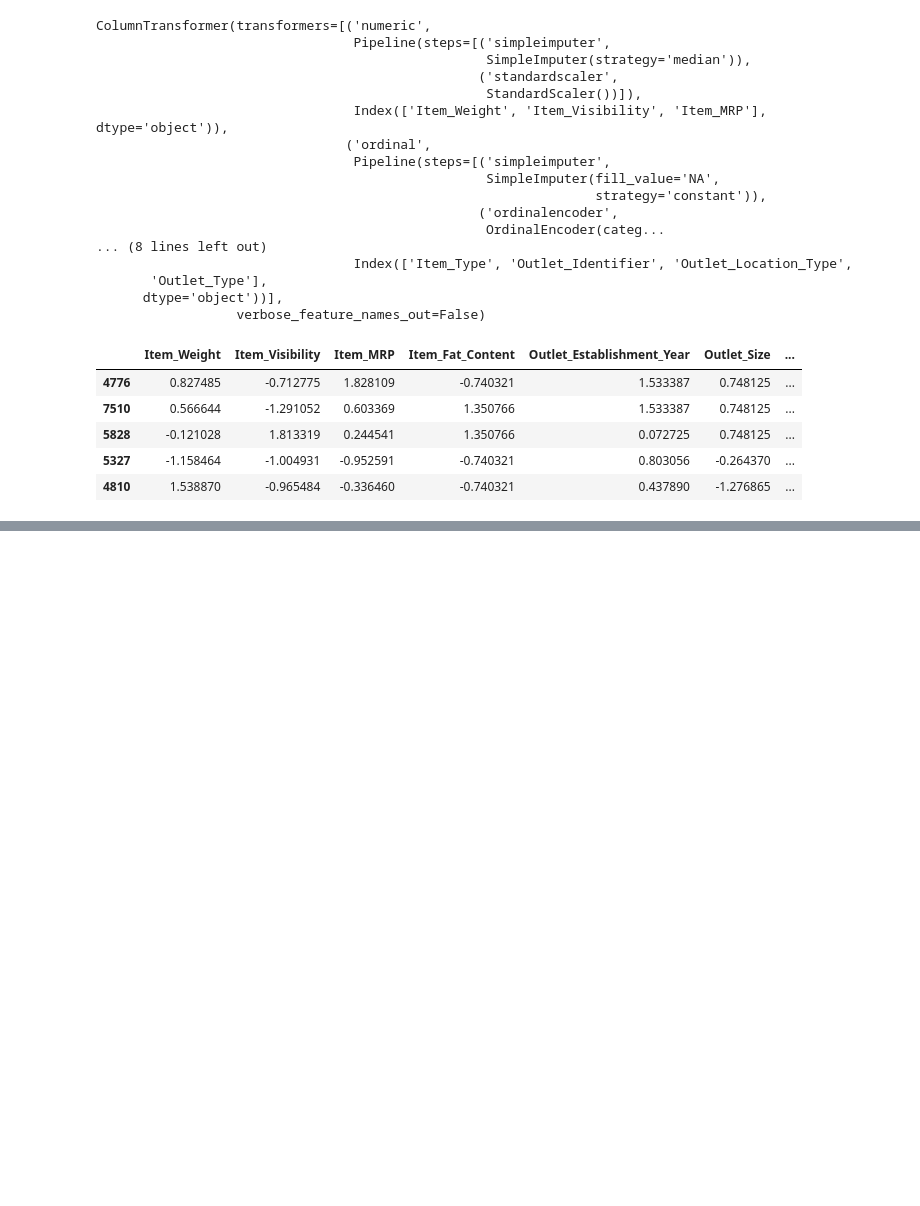
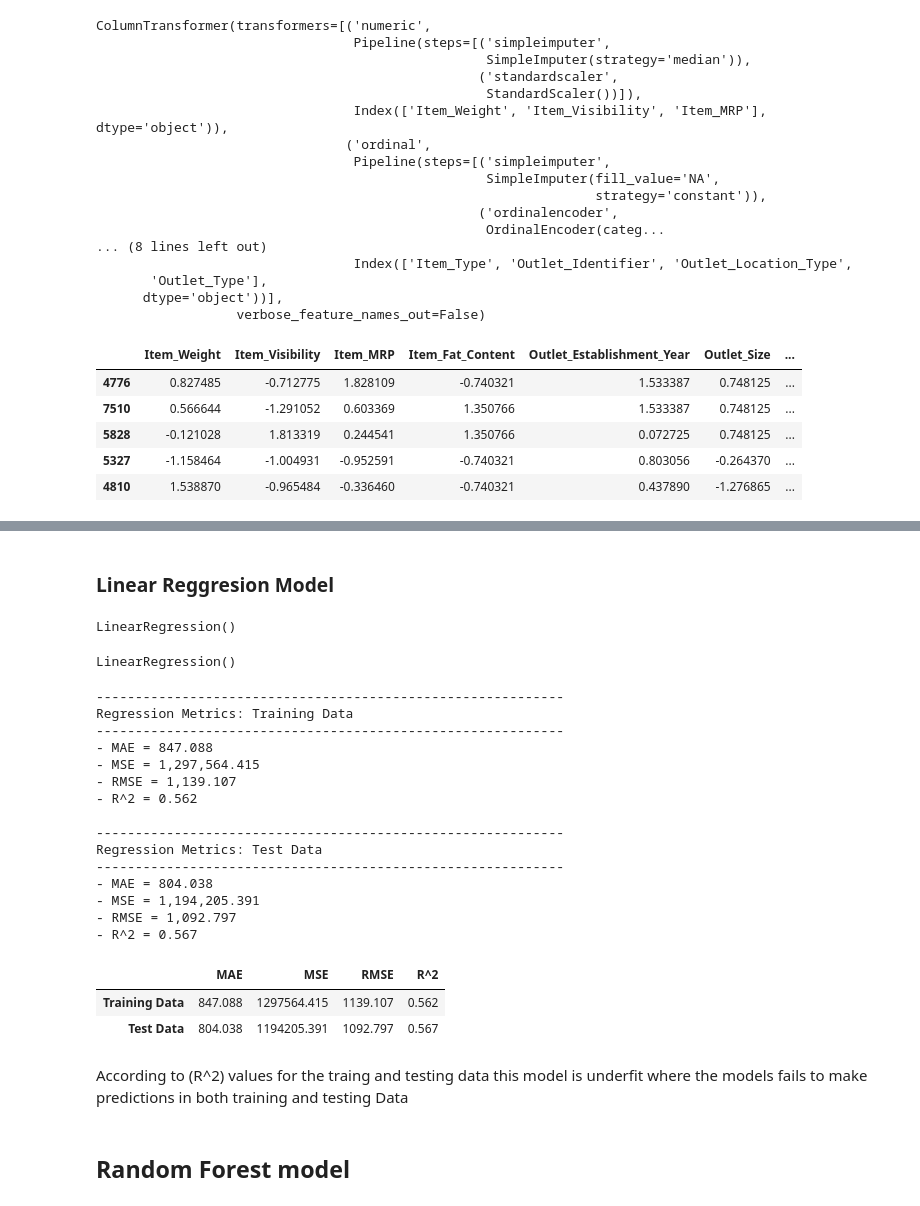
Before and after one commit to Areej73/Prediction-of-Product-Sales, a Jupyter notebook: Prediction_of_product_Sales_.ipynb, the cells around one changed output, grey strips where cells are left out. Cells and saved outputs as stored; diff of their text form; code cells hidden in the pictures; blank space fills up the shorter version.

```diff
--- a/Prediction_of_product_Sales_.ipynb
+++ b/Prediction_of_product_Sales_.ipynb
@@ -1796,0 +1856,15 @@ X_train_processed.head()
+# %% [markdown]
+### Linear Reggresion Model
+# %%
+#import Linear Regression from sklearn
+from sklearn.linear_model import LinearRegression
+#instantiate the model
+lin_reg = LinearRegression()
+lin_reg
+# %% [output]
+LinearRegression()
+# %%
+# Fit the model on the training data
+lin_reg.fit(X_train_processed, y_train)
+# %% [output]
+LinearRegression()
@@ -1796,0 +1876,29 @@ X_train_processed.head()
+# %%
+# Test function by saving results as a datframe
+results_df = evaluate_regression(lin_reg, X_train_processed, y_train, X_test_processed, y_test,
+                              output_frame=True)
+results_df
+# %% [output]
+------------------------------------------------------------
+Regression Metrics: Training Data
+------------------------------------------------------------
+- MAE = 847.088
+- MSE = 1,297,564.415
+- RMSE = 1,139.107
+- R^2 = 0.562
+
+------------------------------------------------------------
+Regression Metrics: Test Data
+------------------------------------------------------------
+- MAE = 804.038
+- MSE = 1,194,205.391
+- RMSE = 1,092.797
+- R^2 = 0.567
+|  | MAE | MSE | RMSE | R^2 |
+| Training Data | 847.088 | 1297564.415 | 1139.107 | 0.562 |
+| Test Data | 804.038 | 1194205.391 | 1092.797 | 0.567 |
+# %% [markdown]
+According to (R^2) values for the traing and testing data  this model is underfit where the models fails to make
+predictions in both training and testing Data
+# %% [markdown]
+## Random Forest model
```
Also changed, not shown: parts of 26 cells of this notebook.
